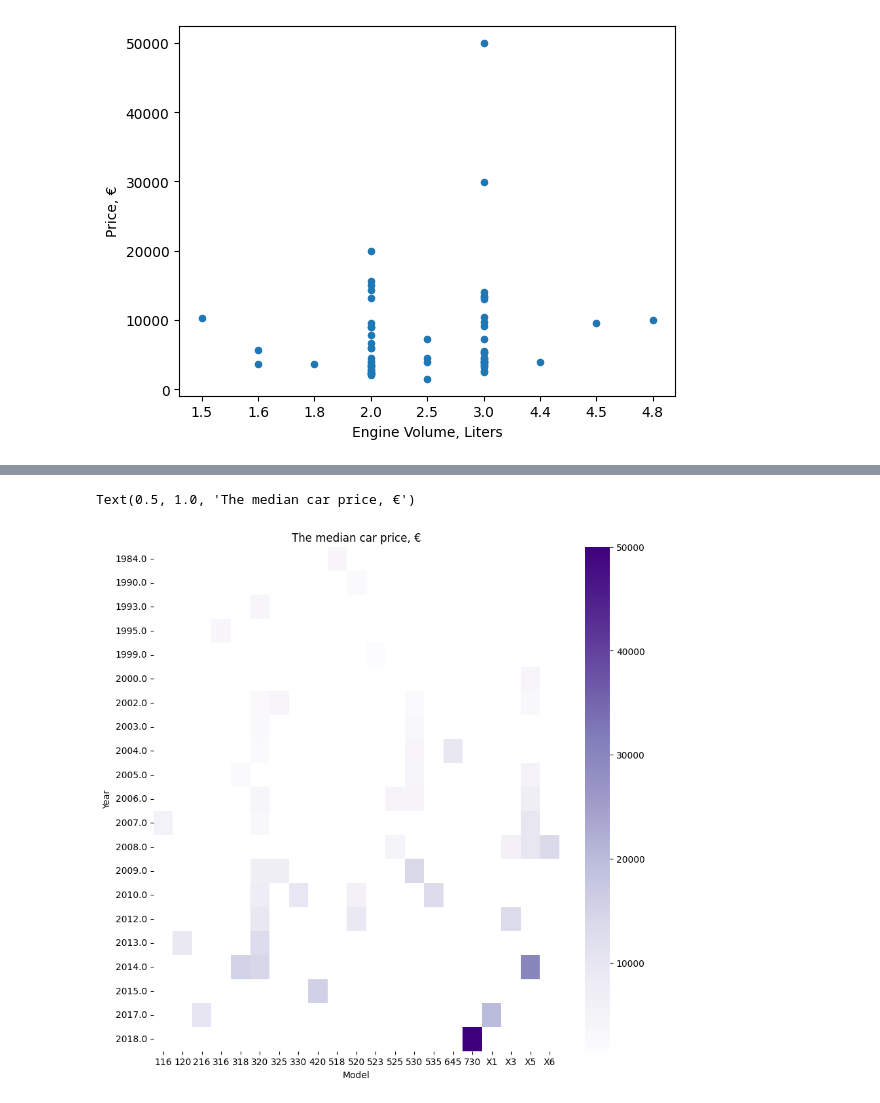
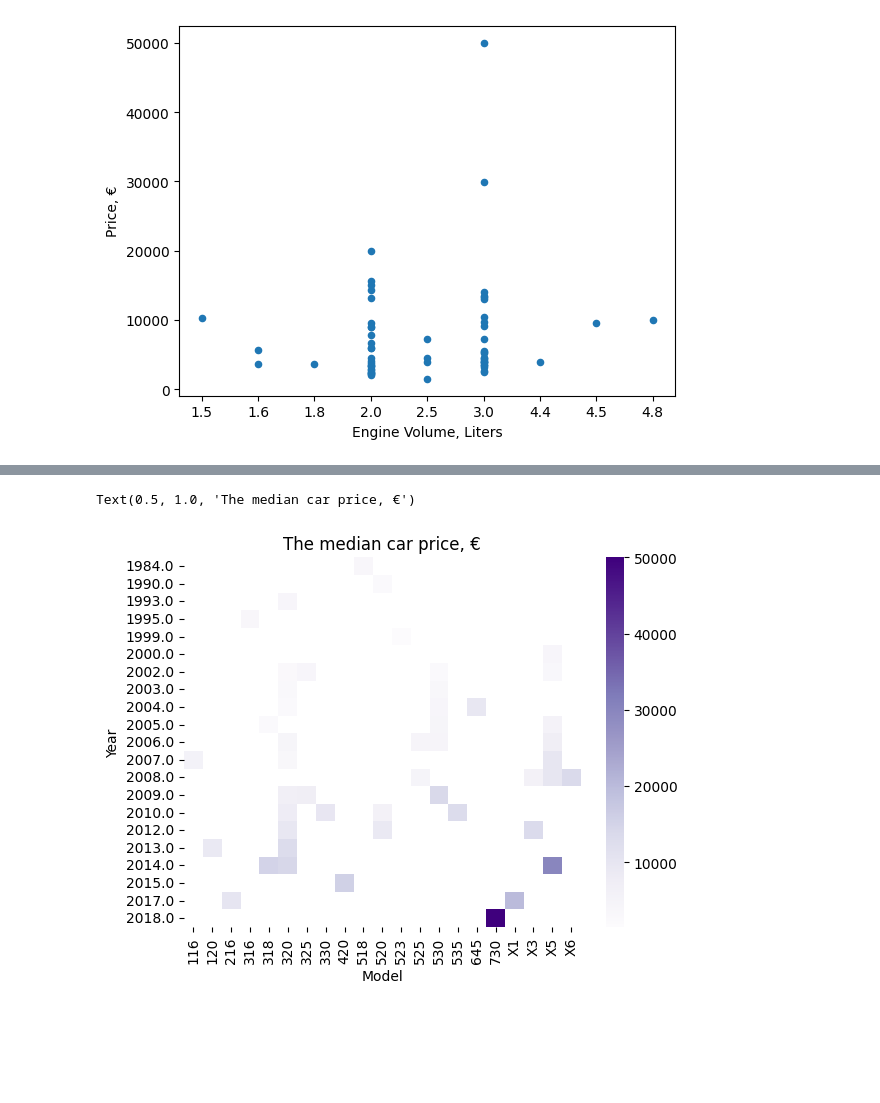
Before and after one commit to uktukt/SGT, a Jupyter notebook: sgt_20221020_beautifulsoup_hw_bmw.ipynb, the cells around one changed output, grey strips where cells are left out. Saved outputs shown, nothing was run; the diff lists cells and outputs as text; code cells hidden in the pictures; blank space fills up the shorter version.

```diff
--- a/sgt_20221020_beautifulsoup_hw_bmw.ipynb
+++ b/sgt_20221020_beautifulsoup_hw_bmw.ipynb
@@ -246,11 +245,10 @@ Text(0.5, 1.0, 'The median car price, €')
 # %%
 
 bmw_table = bmw_map.pivot_table(index='Year', columns='Model', values='Price', aggfunc=np.median)
 bmw_table
-plt.figure(figsize=(10,10))
 ax = sns.heatmap(data=bmw_table, cmap='Purples')
 ax.set_xlabel('Model')
 ax.set_title('The median car price, \u20ac')
 # %% [output]
 Text(0.5, 1.0, 'The median car price, €')
-[figure, old version]
+[figure, new version]
```
Also changed, not shown: parts of 1 cell of this notebook.
